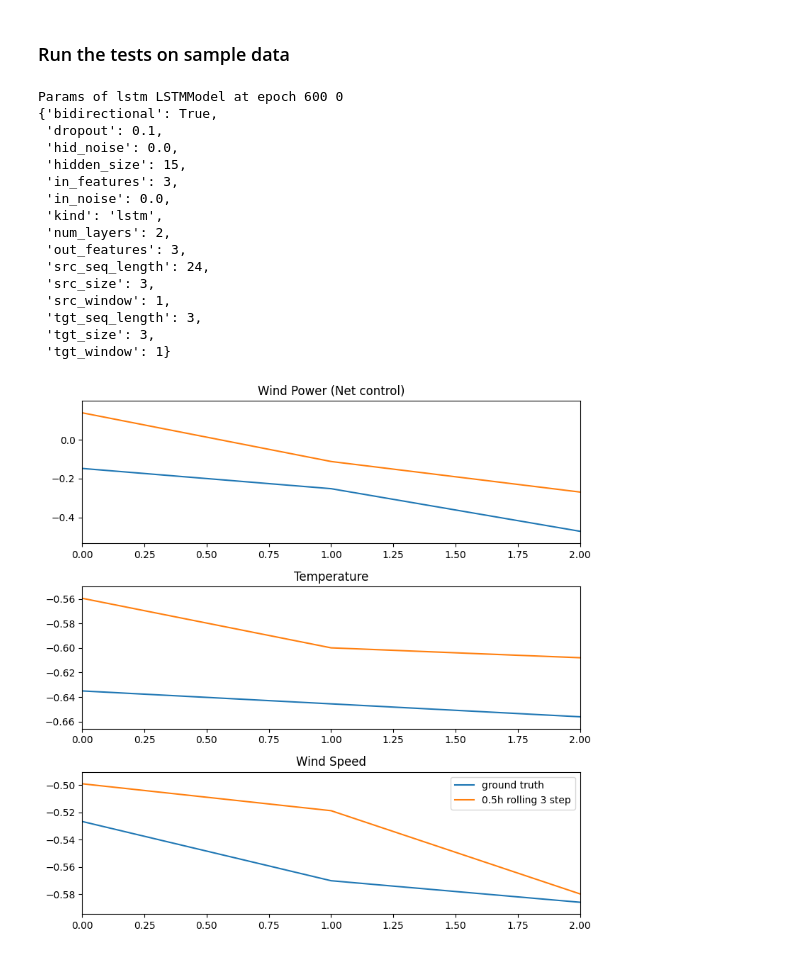
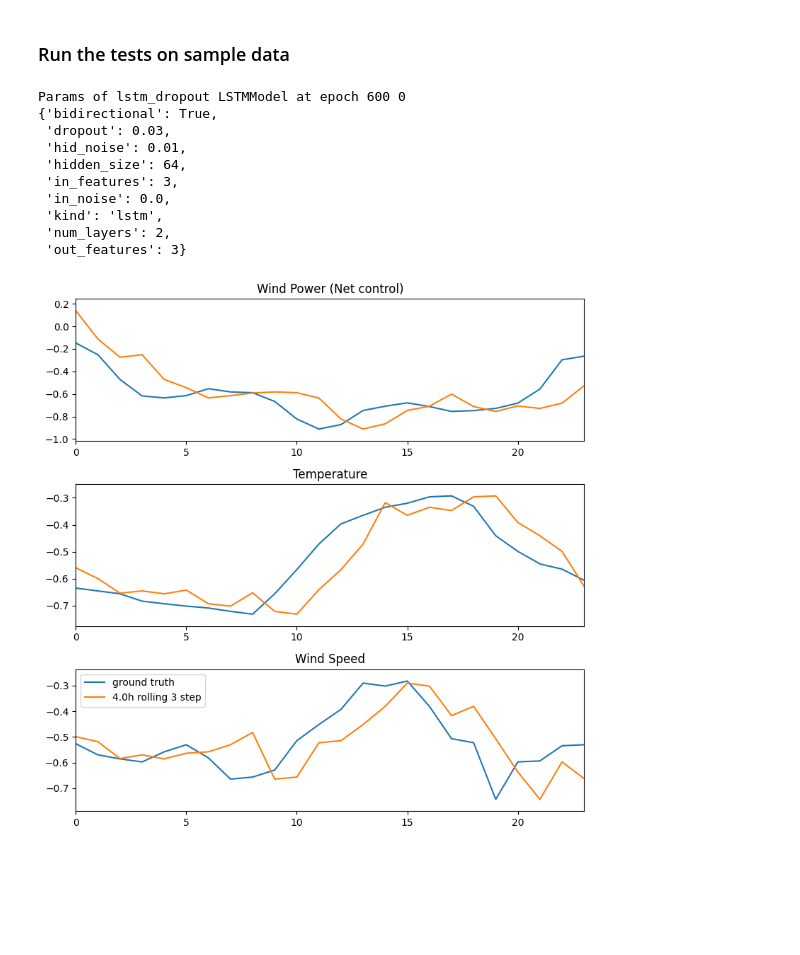
Before and after one commit to aszfaltos/wp_former, a Jupyter notebook: model_eval.ipynb, the cells around one changed output. Cells and saved outputs as stored; diff of their text form; code cells hidden in the pictures; blank space fills up the shorter version.

```diff
--- a/model_eval.ipynb
+++ b/model_eval.ipynb
@@ -21,7 +21,7 @@ from signal_decomposition import eemd, wavelet
 load_params = [#{'test': 'regular', 'name': 'Dangerous_Penguin', 'epoch': 30, 'model_type': Transformer},
                #{'test': 'eemd', 'name': 'Annoyed_Turtle', 'epoch': 30, 'model_type': Transformer},
                #{'test': 'vp_wavelet', 'name': 'Dangerous_Penguin', 'epoch': 30, 'model_type': VPTransformer},
-               {'test': 'lstm', 'name': '0', 'epoch': 600, 'model_type': LSTMModel}]
+               {'test': 'lstm_dropout', 'name': '0', 'epoch': 600, 'model_type': LSTMModel}]
 
 post_processors = [lambda x : x,
                    #lambda x : x,
@@ -108,25 +102,25 @@ sample = utils.sample(df, 1000, start_idx=10000)
 
 data = {#'regular': np.array(sample['Power'].to_numpy()[..., np.newaxis], dtype=np.float32),
         #'eemd': np.array(np.concatenate([decomposed.get_imfs().transpose(), decomposed.get_residue()[..., np.newaxis]], dtype=np.float32, axis=1)),
-        'lstm': sample[['Wind Power [MW] (Net control)', 'Temperature [°C]', 'Wind Speed [m/s]']].to_numpy(),
+        'lstm_dropout': sample[['Wind Power [MW] (Net control)', 'Temperature [°C]', 'Wind Speed [m/s]']].to_numpy(),
         # 'regular': sample['Power'].to_numpy()}
 }
 
-preprocessors = {'vp_wavelet': wavelet.WaveletPreprocessor('db2'), 'regular': None, 'lstm': None}
+preprocessors = {'vp_wavelet': wavelet.WaveletPreprocessor('db2'), 'regular': None, 'lstm_dropout': None}
 
 datasets = {}
 
 for load_param, model in zip(load_params, trained):
     datasets[load_param['test']] = TimeSeriesWindowedTensorDataset(data[load_param['test']],
-                                                                   TimeSeriesWindowedDatasetConfig(model['params']['src_window'],
-                                                                   model['params']['tgt_window'],
-                                                                   model['params']['src_seq_length'],
-                                                                   model['params']['tgt_seq_length'], 1, False, False),
-                                                                   preprocessor=preprocessors[load_param['test']])
+                                                                   TimeSeriesWindowedDatasetConfig(1,
+                                                                   1,
+                                                                   24,
+                                                                   3, 1, False, False),
+                                                                   preprocessor=None)
 # %% [markdown]
 ### Run the tests on sample data
 # %%
-shift, look_back, pred, rolling = 150, 24, 3, 3
+shift, look_back, pred, rolling = 150, 24, 3, 24
 
 def predict_with_model(prediction_model, dataset, post_processor):
     ones = torch.ones(1, 1, dataset[0][1].shape[-1])
@@ -148,42 +142,36 @@ def predict_with_model(prediction_model, dataset, post_processor):
 
 
 for load_param, model, post in zip(load_params, trained, post_processors):
     print_params(**load_param, params=model['params'])
     ground_truth, predicted = predict_with_model(model['model'].to('cuda'), datasets[load_param['test']], post)
     predicted = np.array(predicted).reshape(rolling, 3)
     ground_truth = np.array(ground_truth).reshape(rolling, 3)
 
     fig, (ax_pow, ax_temp, ax_wind) = plt.subplots(3, 1, figsize=(8, 8), layout='tight')
 
     ax_pow.plot(ground_truth[:, 0], label='ground truth')
     ax_pow.plot(predicted[:, 0], label=f'{rolling*10/60}h rolling {pred} step')
     ax_pow.set_title('Wind Power (Net control)')
     ax_temp.plot(ground_truth[:, 1], label='ground truth')
     ax_temp.plot(predicted[:, 1], label=f'{rolling*10/60}h rolling {pred} step')
     ax_temp.set_title('Temperature')
     ax_wind.plot(ground_truth[:, 2], label='ground truth')
     ax_wind.plot(predicted[:, 2], label=f'{rolling*10/60}h rolling {pred} step')
     ax_wind.set_title('Wind Speed')
     ax_pow.margins(0, 0.1)
     ax_temp.margins(0, 0.1)
     ax_wind.margins(0, 0.1)
     plt.legend()
     plt.show()
 # %% [output]
-Params of lstm LSTMModel at epoch 600 0
+Params of lstm_dropout LSTMModel at epoch 600 0
 {'bidirectional': True,
- 'dropout': 0.1,
- 'hid_noise': 0.0,
- 'hidden_size': 15,
+ 'dropout': 0.03,
+ 'hid_noise': 0.01,
+ 'hidden_size': 64,
  'in_features': 3,
  'in_noise': 0.0,
  'kind': 'lstm',
  'num_layers': 2,
- 'out_features': 3,
- 'src_seq_length': 24,
- 'src_size': 3,
- 'src_window': 1,
- 'tgt_seq_length': 3,
- 'tgt_size': 3,
- 'tgt_window': 1}
+ 'out_features': 3}
-[figure, old version]
+[figure, new version]
```
Also changed, not shown: parts of 2 cells of this notebook, 6 other files.
